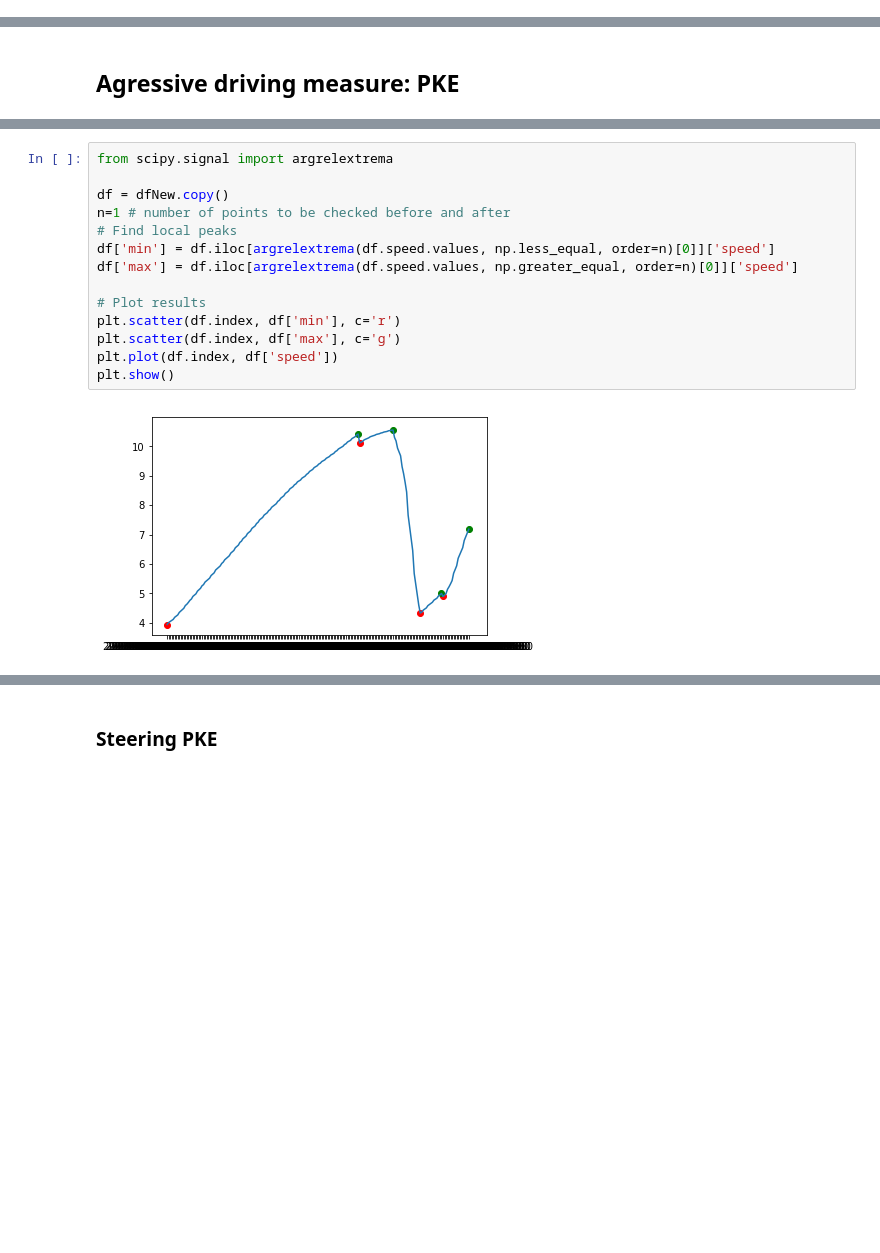
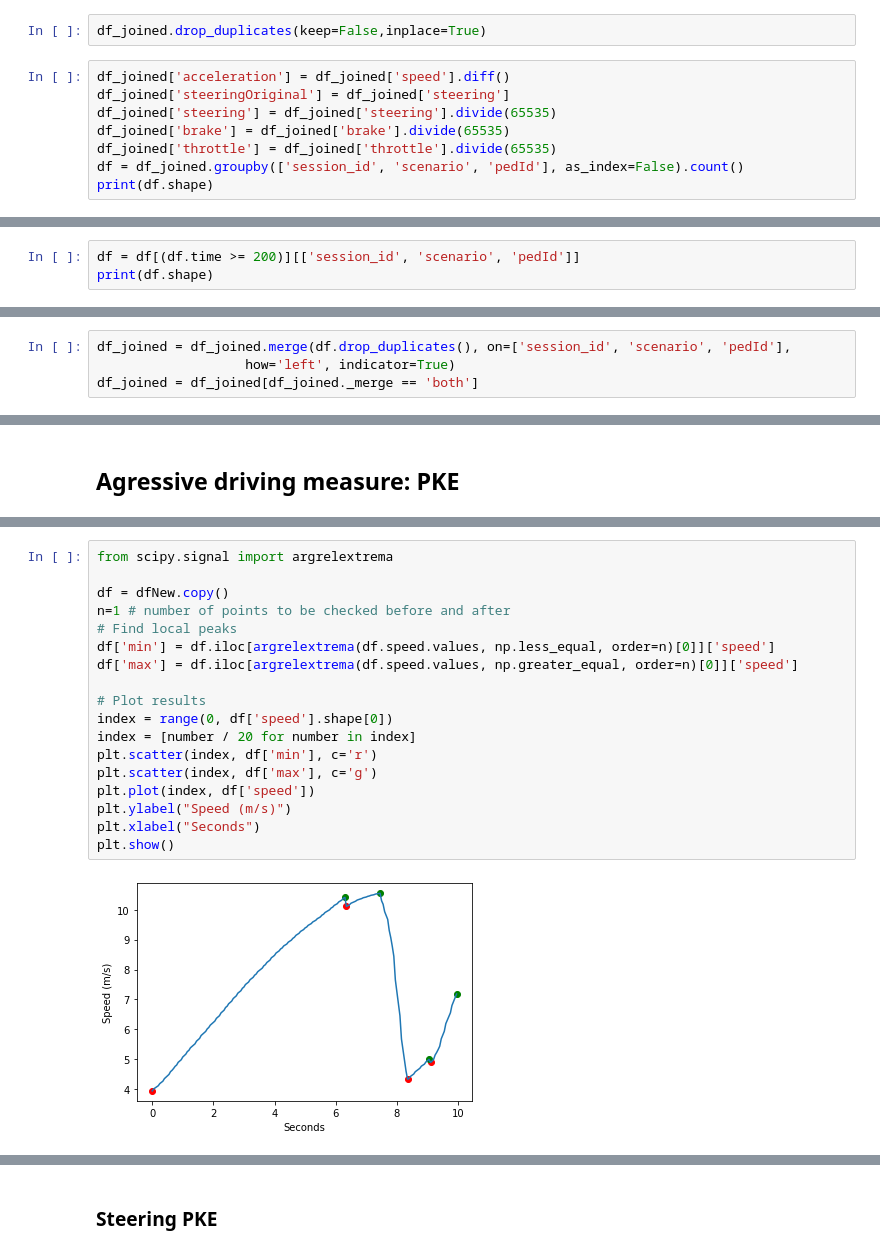
Before and after one commit to jcostamagna/tesisPresentacion, a Jupyter notebook: thesis_molding_fixed_time.ipynb, the cells around one changed output, grey strips where cells are left out. Drawn from its saved outputs; the diff is of its cells as text; blank space fills up the shorter version.

```diff
--- a/thesis_molding_fixed_time.ipynb
+++ b/thesis_molding_fixed_time.ipynb
@@ -39,0 +89,10 @@ df_joined = df_joined[(df_joined.pedId != 16)  & (df_joined.pedId != 17)  & (df_
+# %%
+df_joined.drop_duplicates(keep=False,inplace=True)
+# %%
+df_joined['acceleration'] = df_joined['speed'].diff()
+df_joined['steeringOriginal'] = df_joined['steering']
+df_joined['steering'] = df_joined['steering'].divide(65535)
+df_joined['brake'] = df_joined['brake'].divide(65535)
+df_joined['throttle'] = df_joined['throttle'].divide(65535)
+df = df_joined.groupby(['session_id', 'scenario', 'pedId'], as_index=False).count()
+print(df.shape)
@@ -39,0 +101,3 @@ df_joined = df_joined[(df_joined.pedId != 16)  & (df_joined.pedId != 17)  & (df_
+# %%
+df = df[(df.time >= 200)][['session_id', 'scenario', 'pedId']]
+print(df.shape)
@@ -39,0 +106,4 @@ df_joined = df_joined[(df_joined.pedId != 16)  & (df_joined.pedId != 17)  & (df_
+# %%
+df_joined = df_joined.merge(df.drop_duplicates(), on=['session_id', 'scenario', 'pedId'],
+                   how='left', indicator=True)
+df_joined = df_joined[df_joined._merge == 'both']
@@ -343,19 +284,23 @@ dfNew['speed'].plot()
 # %%
 from scipy.signal import argrelextrema
 
 df = dfNew.copy()
 n=1 # number of points to be checked before and after
 # Find local peaks
 df['min'] = df.iloc[argrelextrema(df.speed.values, np.less_equal, order=n)[0]]['speed']
 df['max'] = df.iloc[argrelextrema(df.speed.values, np.greater_equal, order=n)[0]]['speed']
 
 # Plot results
-plt.scatter(df.index, df['min'], c='r')
-plt.scatter(df.index, df['max'], c='g')
-plt.plot(df.index, df['speed'])
+index = range(0, df['speed'].shape[0])
+index = [number / 20 for number in index]
+plt.scatter(index, df['min'], c='r')
+plt.scatter(index, df['max'], c='g')
+plt.plot(index, df['speed'])
+plt.ylabel("Speed (m/s)")
+plt.xlabel("Seconds")
 plt.show()
 # %% [output]
-[figure, old version]
+[figure, new version]
 # %%
 df.head()
 # %% [output]
```
Also changed, not shown: parts of 78 cells of this notebook.
